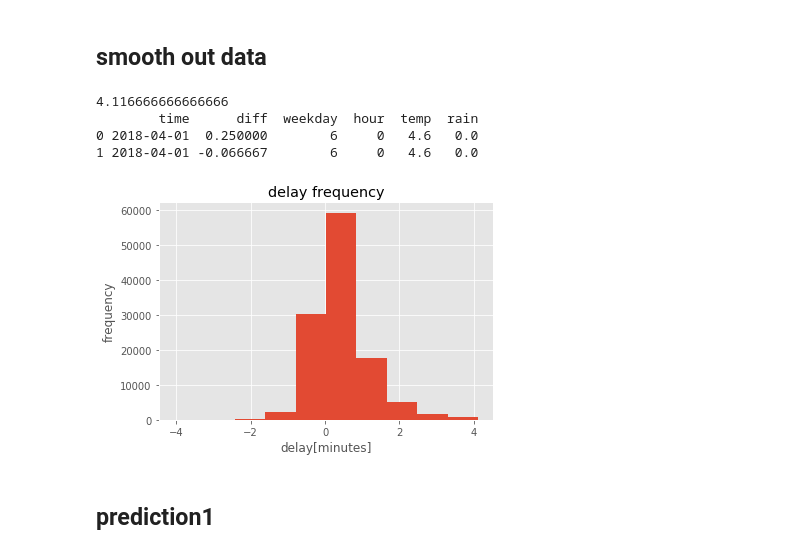
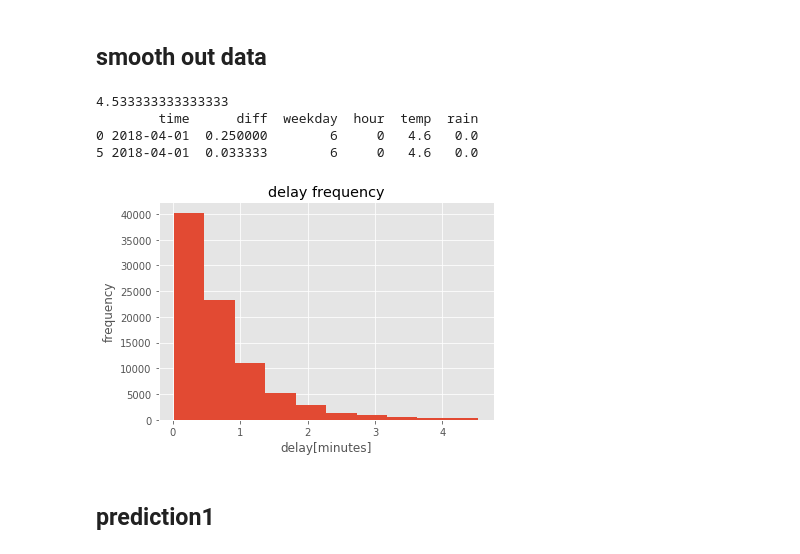
Before and after one commit to nasty-bos/creative_data_mining, a Jupyter notebook: delay.ipynb, the cells around one changed output. Cells and saved outputs as stored; diff of their text form; code cells hidden in the pictures.

```diff
--- a/delay.ipynb
+++ b/delay.ipynb
@@ -121,34 +121,34 @@ merge data columns: 8
 ## smooth out data
 # %%
 smooth = merge.copy()
-# smooth = smooth[smooth['diff'] > 0]    # only positive delays
+smooth = smooth[smooth['diff'] > 0]    # only positive delays
 # smooth['diff'] = smooth['diff']*60
 # smooth['diff'] = smooth['diff'].astype('int')
 
 q = smooth['diff'].quantile(0.99)
 print(q)
 smooth = smooth[smooth['diff'] <= q]
 smooth = smooth[smooth['diff'] >= -q]
 smooth = smooth.dropna(how='any')
 style.use('ggplot')
 scurr = smooth.copy()
 scurr.drop(scurr.columns[[0, 1]], axis=1, inplace=True)
 
 print(scurr.head(2))
 
 # === frequency histogramm
 plt.hist(scurr.loc[:, 'diff'])
 plt.title("delay frequency")
 plt.xlabel("delay[minutes]")
 plt.ylabel("frequency")
 plt.savefig('./output/2Dfrequency.png', format='png', dpi=800)
 plt.show()
 # %% [output]
-4.116666666666666
+4.533333333333333
         time      diff  weekday  hour  temp  rain
 0 2018-04-01  0.250000        6     0   4.6   0.0
-1 2018-04-01 -0.066667        6     0   4.6   0.0
+5 2018-04-01  0.033333        6     0   4.6   0.0
-[figure, old version]
+[figure, new version]
 # %% [markdown]
 ## prediction1
 # %%
```
Also changed, not shown: parts of 1 cell of this notebook.
